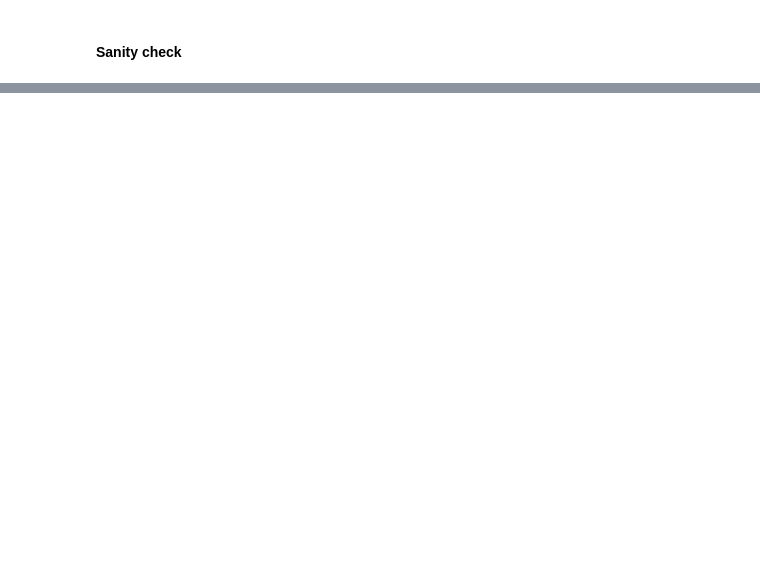
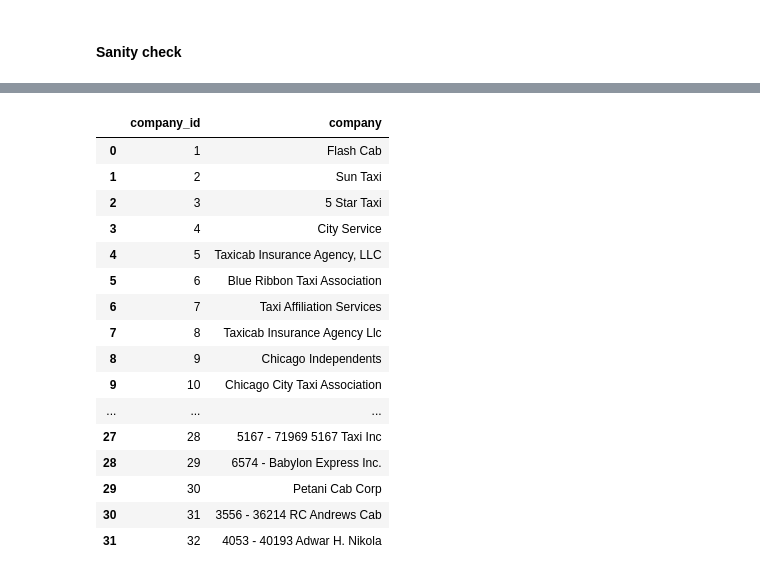
Before and after one commit to Zsolt-d/Chicago_data_engineering, a Jupyter notebook: src/notebooks/06_trips_data_mapping.ipynb, the cells around one changed output, grey strips where cells are left out. Cells and saved outputs as stored; diff of their text form; code cells hidden in the pictures; blank space fills up the shorter version.

```diff
--- a/src/notebooks/06_trips_data_mapping.ipynb
+++ b/src/notebooks/06_trips_data_mapping.ipynb
@@ -261,0 +283,28 @@ taxi_trips.nlargest(5, 'fare')
+# %%
+company_map_table = taxi_trips['company'].drop_duplicates().reset_index(drop=True)
+
+company_map_table = pd.DataFrame(
+    {
+        'company_id': range(1, len(company_map_table) + 1),
+        'company': company_map_table
+    }
+)
+company_map_table
+# %% [output]
+|  | company_id | company |
+| 0 | 1 | Flash Cab |
+| 1 | 2 | Sun Taxi |
+| 2 | 3 | 5 Star Taxi |
+| 3 | 4 | City Service |
+| 4 | 5 | Taxicab Insurance Agency, LLC |
+| 5 | 6 | Blue Ribbon Taxi Association |
+| 6 | 7 | Taxi Affiliation Services |
+| 7 | 8 | Taxicab Insurance Agency Llc |
+| 8 | 9 | Chicago Independents |
+| 9 | 10 | Chicago City Taxi Association |
+| ... | ... | ... |
+| 27 | 28 | 5167 - 71969 5167 Taxi Inc |
+| 28 | 29 | 6574 - Babylon Express Inc. |
+| 29 | 30 | Petani Cab Corp |
+| 30 | 31 | 3556 - 36214 RC Andrews Cab |
+| 31 | 32 | 4053 - 40193 Adwar H. Nikola |
```
Also changed, not shown: parts of 35 cells of this notebook, 2 other files.
